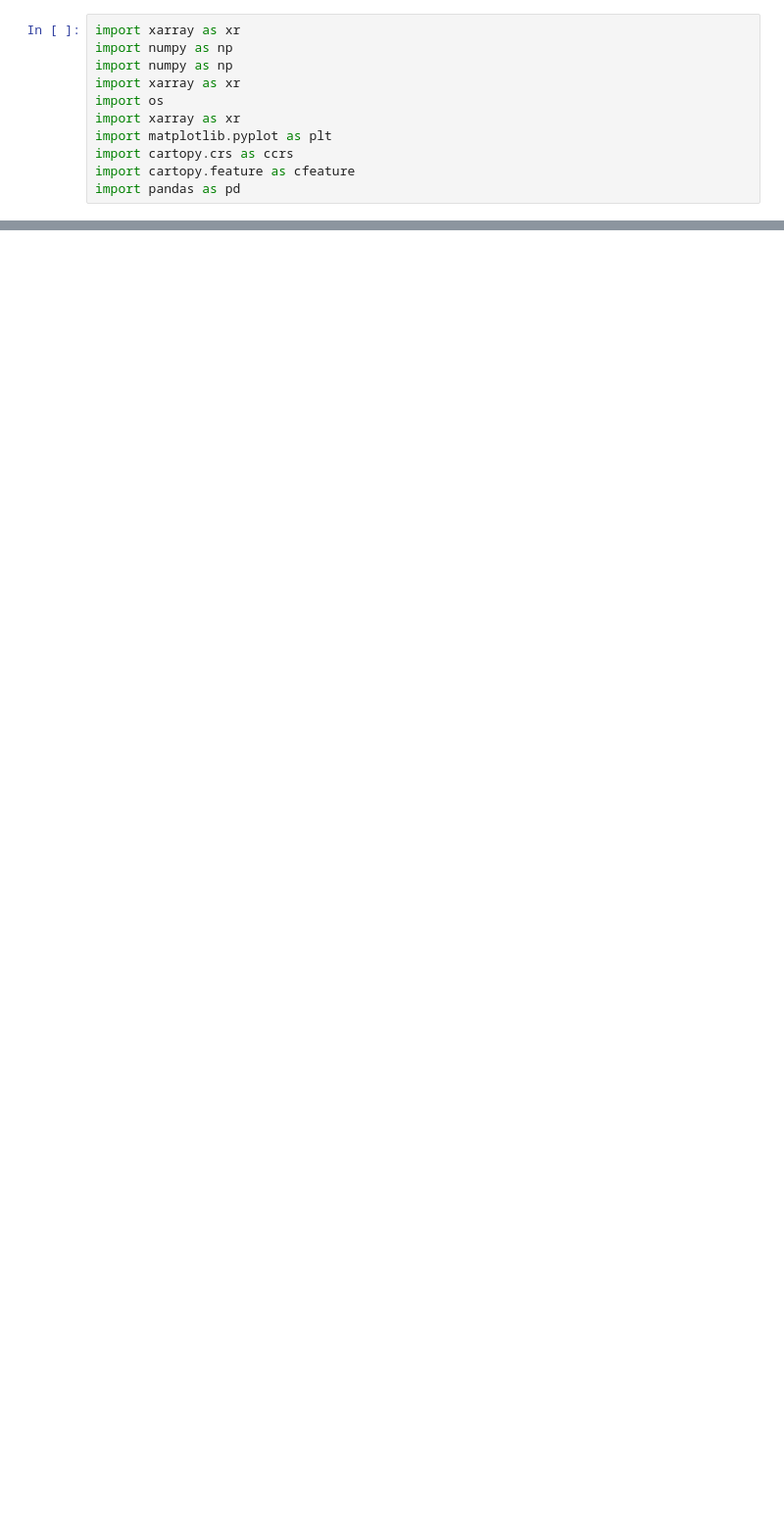
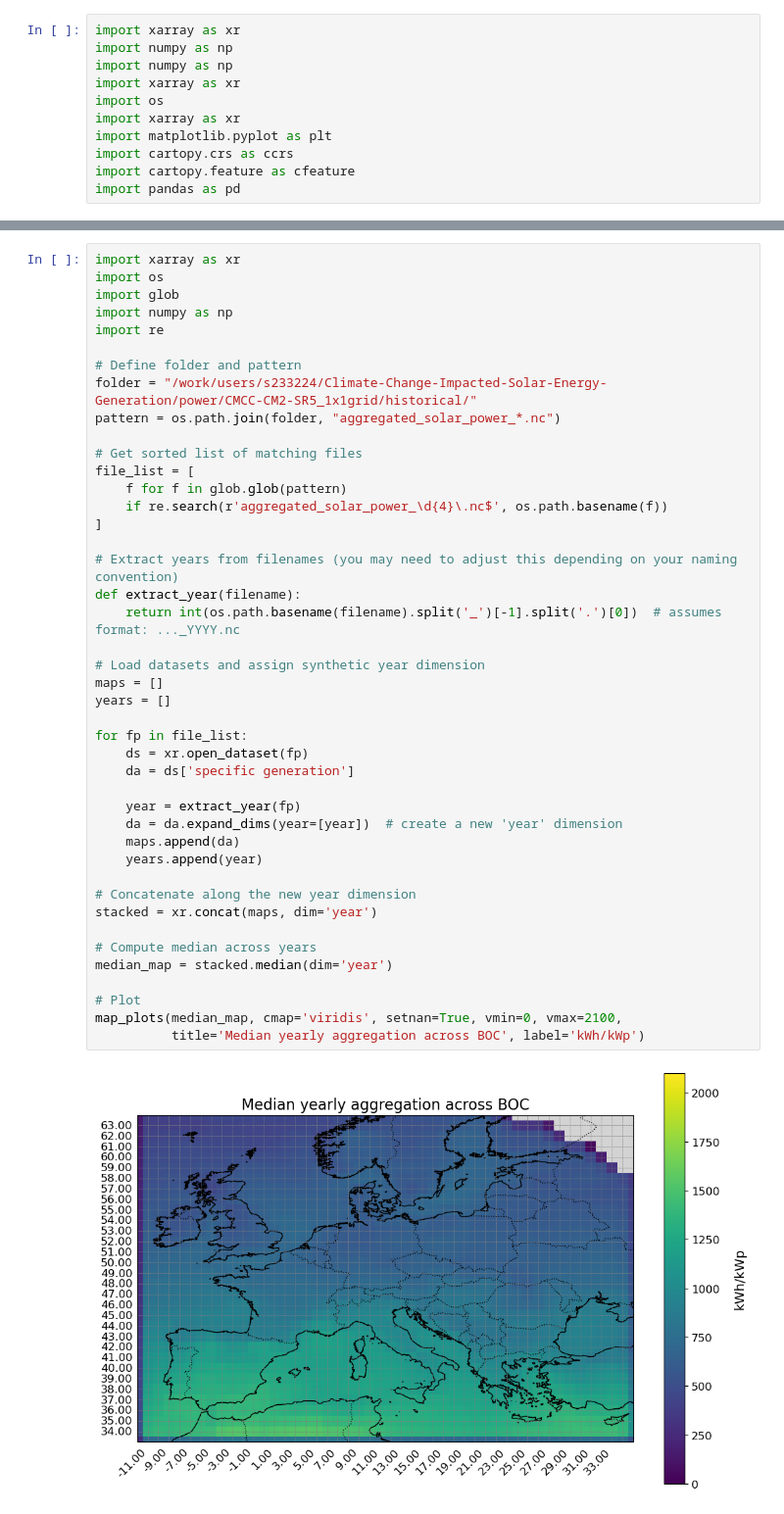
Before and after one commit to martabresco/Climate-Change-Impacted-Solar-Energy-Generation, a Jupyter notebook: energy_droughts.ipynb, the cells around one changed output, grey strips where cells are left out. Shown at 98% size. Saved outputs shown, nothing was run; the diff lists cells and outputs as text; blank space fills up the shorter version.

```diff
--- a/energy_droughts.ipynb
+++ b/energy_droughts.ipynb
@@ -129,0 +181,45 @@ Example usage:
+# %%
+import xarray as xr
+import os
+import glob
+import numpy as np
+import re
+
+# Define folder and pattern
+folder = "/work/users/s233224/Climate-Change-Impacted-Solar-Energy-Generation/power/CMCC-CM2-SR5_1x1grid/historical/"
+pattern = os.path.join(folder, "aggregated_solar_power_*.nc")
+
+# Get sorted list of matching files
+file_list = [
+    f for f in glob.glob(pattern)
+    if re.search(r'aggregated_solar_power_\d{4}\.nc$', os.path.basename(f))
+]
+
+# Extract years from filenames (you may need to adjust this depending on your naming convention)
+def extract_year(filename):
+    return int(os.path.basename(filename).split('_')[-1].split('.')[0])  # assumes format: ..._YYYY.nc
+
+# Load datasets and assign synthetic year dimension
+maps = []
+years = []
+
+for fp in file_list:
+    ds = xr.open_dataset(fp)
+    da = ds['specific generation']
+
+    year = extract_year(fp)
+    da = da.expand_dims(year=[year])  # create a new 'year' dimension
+    maps.append(da)
+    years.append(year)
+
+# Concatenate along the new year dimension
+stacked = xr.concat(maps, dim='year')
+
+# Compute median across years
+median_map = stacked.median(dim='year')
+
+# Plot
+map_plots(median_map, cmap='viridis', setnan=True, vmin=0, vmax=2100,
+          title='Median yearly aggregation across BOC', label='kWh/kWp')
+# %% [output]
+[figure, added]
```
Also changed, not shown: parts of 11 cells of this notebook.
